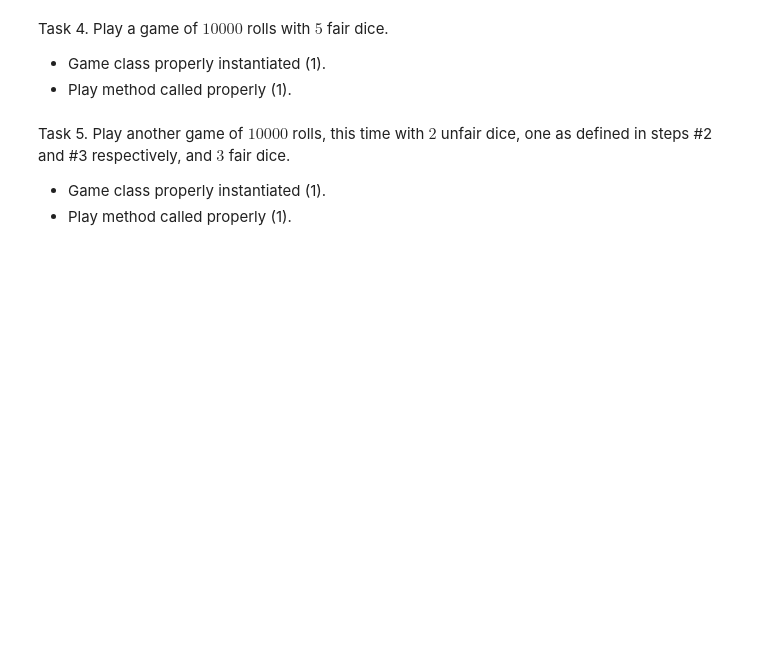
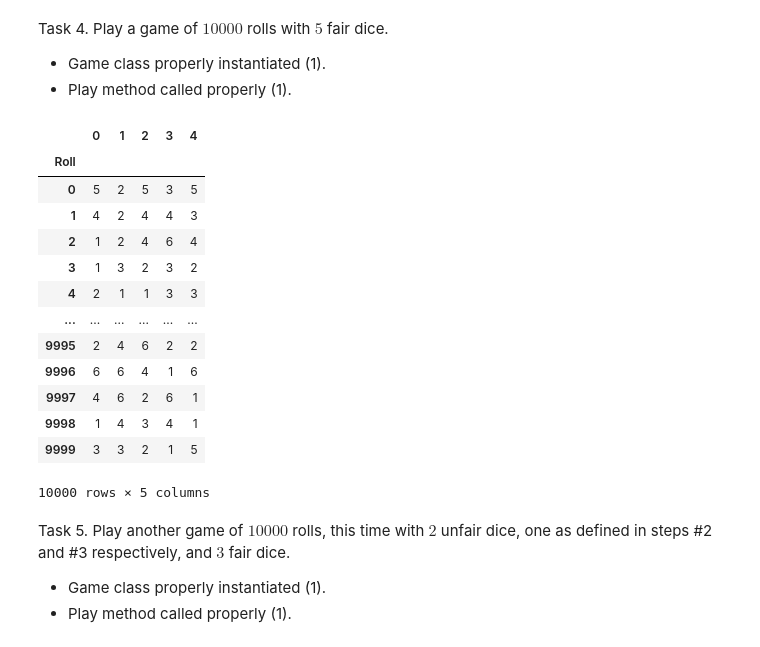
Before and after one commit to willtenpas/willtenpas_ds5100_montecarlosimulator, a Jupyter notebook: FinalProjectTemplate.ipynb, the cells around one changed output. Drawn from its saved outputs; the diff is of its cells as text; code cells hidden in the pictures; blank space fills up the shorter version.

```diff
--- a/FinalProjectTemplate.ipynb
+++ b/FinalProjectTemplate.ipynb
@@ -495,6 +495,24 @@ Task 4. Play a game of $10000$ rolls with $5$ fair dice.
 
 - Game class properly instantiated (1).
 - Play method called properly (1).
+# %%
+game1 = Game([die3]*5)
+game1.play(10000)
+# %% [output]
+|  | 0 | 1 | 2 | 3 | 4 |
+| Roll |  |  |  |  |  |
+| 0 | 5 | 2 | 5 | 3 | 5 |
+| 1 | 4 | 2 | 4 | 4 | 3 |
+| 2 | 1 | 2 | 4 | 6 | 4 |
+| 3 | 1 | 3 | 2 | 3 | 2 |
+| 4 | 2 | 1 | 1 | 3 | 3 |
+| ... | ... | ... | ... | ... | ... |
+| 9995 | 2 | 4 | 6 | 2 | 2 |
+| 9996 | 6 | 6 | 4 | 1 | 6 |
+| 9997 | 4 | 6 | 2 | 6 | 1 |
+| 9998 | 1 | 4 | 3 | 4 | 1 |
+| 9999 | 3 | 3 | 2 | 1 | 5 |
+10000 rows × 5 columns
 # %% [markdown]
 Task 5. Play another game of $10000$ rolls, this time with $2$ unfair dice, one as defined in steps #2 and #3 respectively, and $3$ fair dice.
 
```
Also changed, not shown: parts of 21 cells of this notebook, 4 other files.
